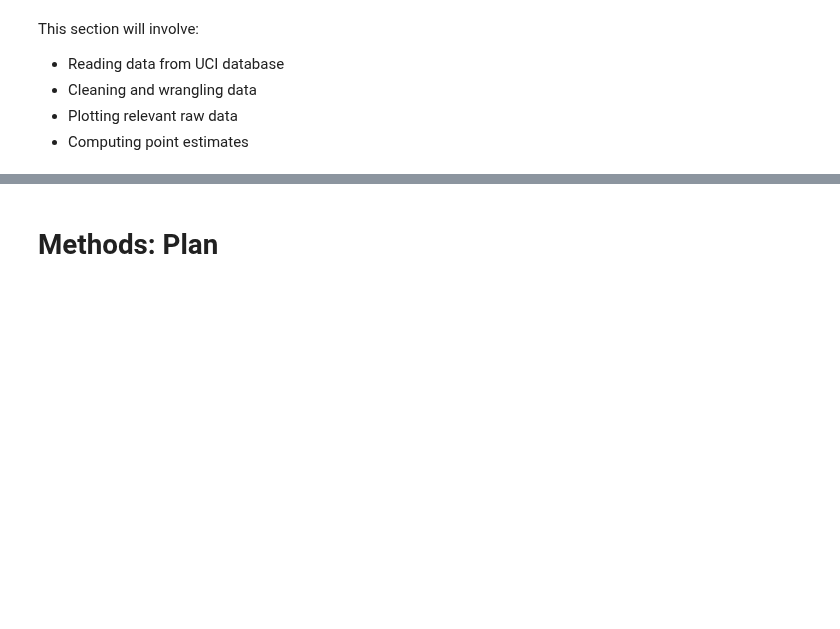
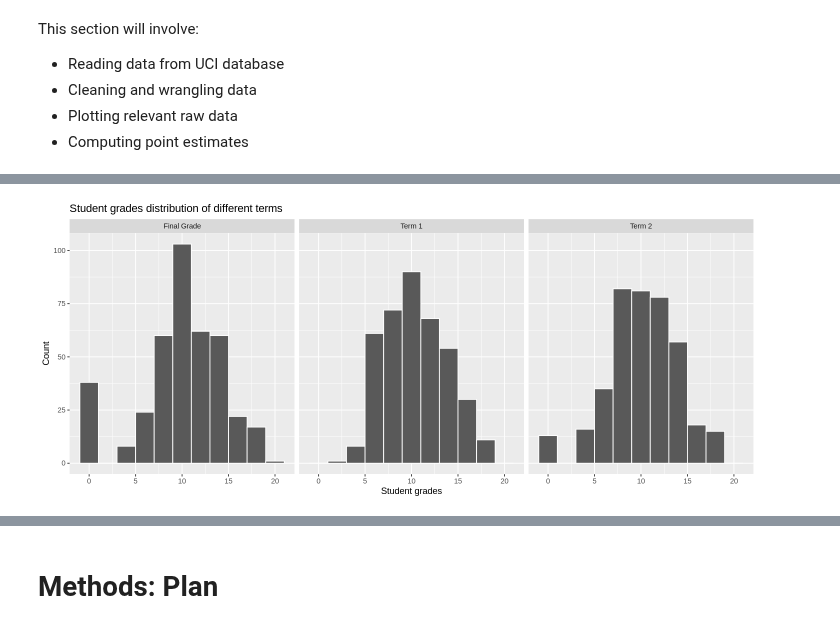
Before and after one commit to j-ackyao/STAT-Inference, a Jupyter notebook: STAT201_Project_Proposal.ipynb, the cells around one changed output, grey strips where cells are left out. Cells and saved outputs as stored; diff of their text form; code cells hidden in the pictures; blank space fills up the shorter version.

```diff
--- a/STAT201_Project_Proposal.ipynb
+++ b/STAT201_Project_Proposal.ipynb
@@ -90,0 +134,17 @@ A tibble: 6 × 5
+# %%
+options(repr.plot.width = 12, repr.plot.height = 5)
+
+labels = c(`term_1_grade` = "Term 1", `term_2_grade` = "Term 2", `final_grade` = "Final Grade")
+
+student_grade_plot <- student_data |>
+    pivot_longer(names_to = "term", values_to = "grade", cols = c(term_1_grade, term_2_grade, final_grade)) |>
+    ggplot(aes(x = grade)) +
+    facet_wrap(vars(term), labeller = as_labeller(labels)) +
+    geom_histogram(binwidth = 2, color = 'white') +
+    ggtitle("Student grades distribution of different terms") +
+    xlab("Student grades") +
+    ylab("Count")
+
+student_grade_plot
+# %% [output]
+[figure, added]
```
Also changed, not shown: parts of 14 cells of this notebook.
